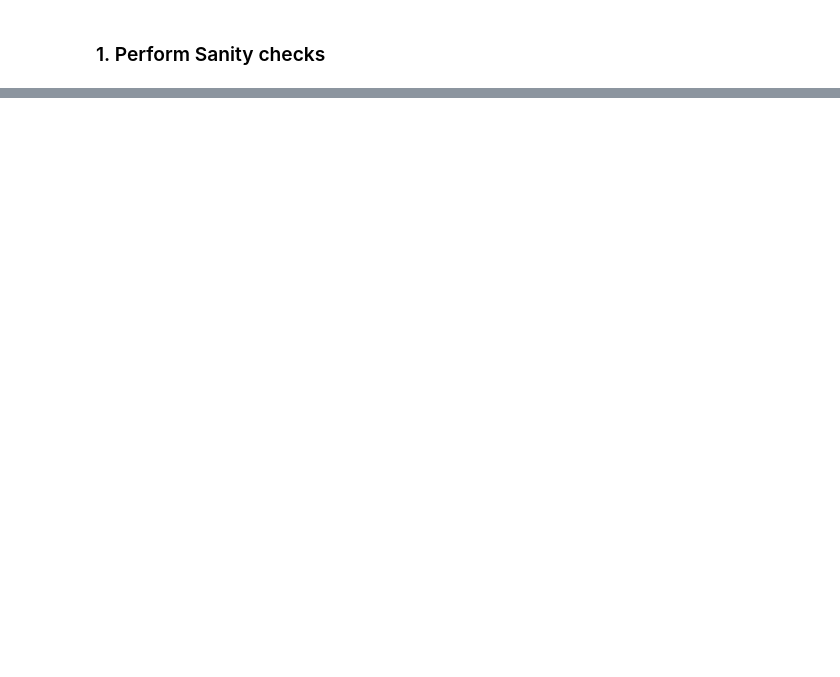
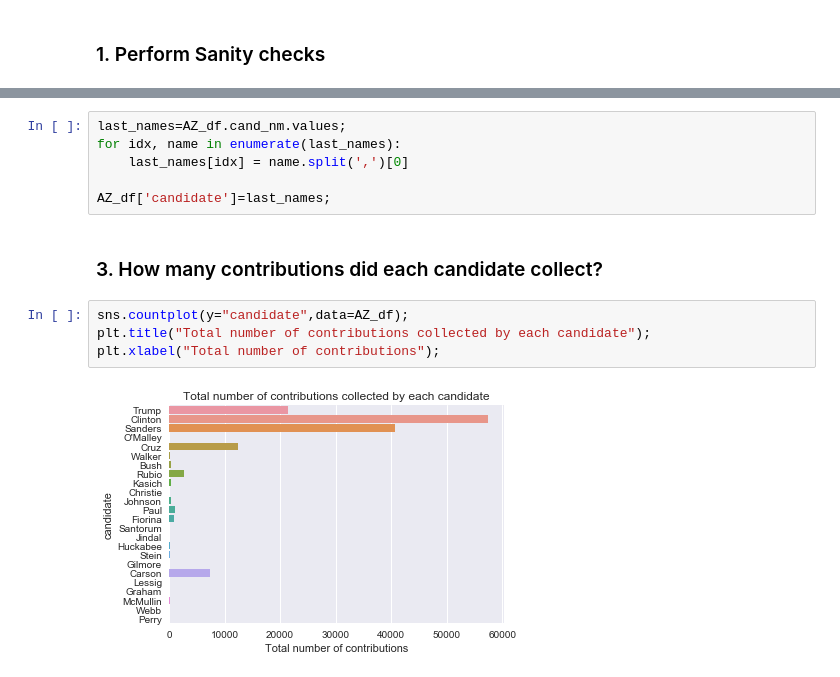
Before and after one commit to JCardenasRdz/SpringBoard, a Jupyter notebook: Projects/08_Work_on_your_Data_Story/08_Work_on_your_Data_Story.ipynb, the cells around one changed output, grey strips where cells are left out. Drawn from its saved outputs; the diff is of its cells as text; blank space fills up the shorter version.

```diff
--- a/Projects/08_Work_on_your_Data_Story/08_Work_on_your_Data_Story.ipynb
+++ b/Projects/08_Work_on_your_Data_Story/08_Work_on_your_Data_Story.ipynb
@@ -140,0 +55,14 @@ Submission Requirements: Submit links to a Github repository containing a Jupyte
+# %%
+last_names=AZ_df.cand_nm.values;
+for idx, name in enumerate(last_names):
+    last_names[idx] = name.split(',')[0]
+
+AZ_df['candidate']=last_names;
+# %% [markdown]
+### 3. How many contributions did each candidate collect?
+# %%
+sns.countplot(y="candidate",data=AZ_df);
+plt.title("Total number of contributions collected by each candidate");
+plt.xlabel("Total number of contributions");
+# %% [output]
+[figure, added]
```
Also changed, not shown: parts of 42 cells of this notebook, 2 other files.
